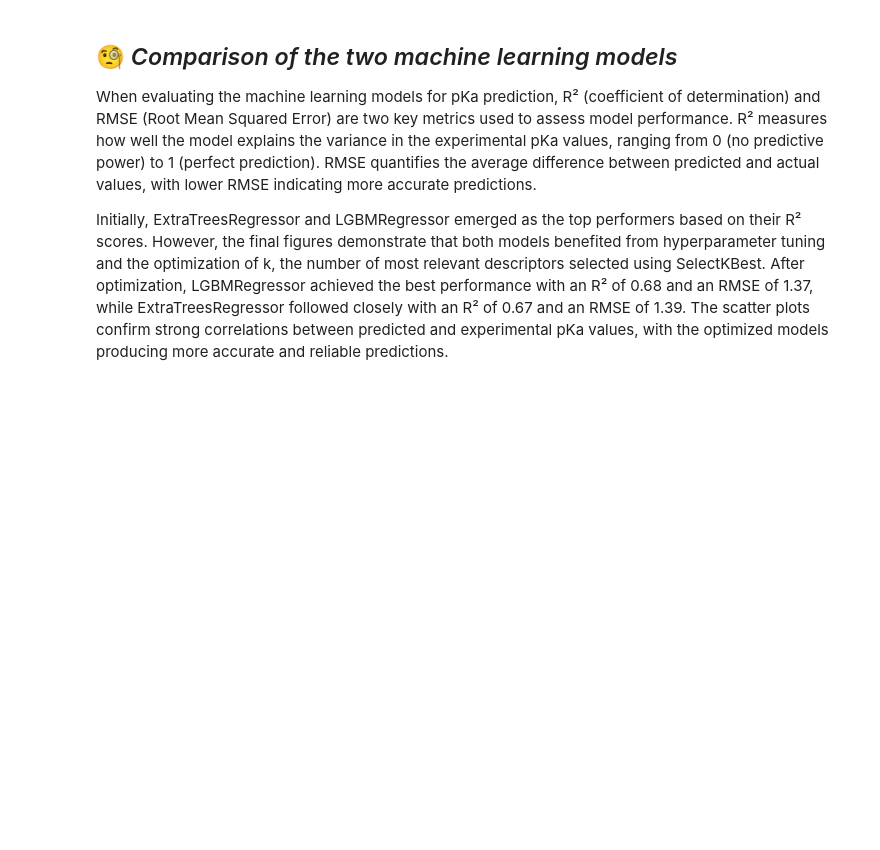
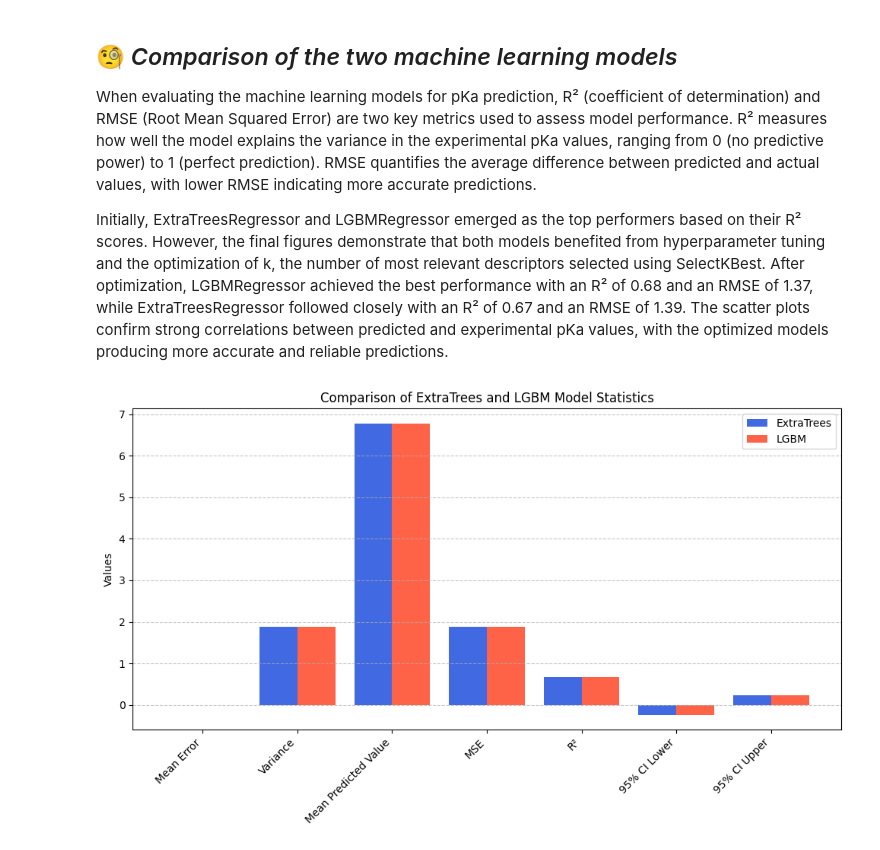
Before and after one commit to anastasiafloris/pKaPredict, a Jupyter notebook: notebooks/ProjectReport*.ipynb, the cells around one changed output. Cells and saved outputs as stored; diff of their text form; code cells hidden in the pictures; blank space fills up the shorter version.

```diff
--- a/notebooks/ProjectReport*.ipynb
+++ b/notebooks/ProjectReport*.ipynb
@@ -1098,3 +1163,46 @@ Plot saved as validationoptimized_LGBMRegressor.png
 When evaluating the machine learning models for pKa prediction, R² (coefficient of determination) and RMSE (Root Mean Squared Error) are two key metrics used to assess model performance. R² measures how well the model explains the variance in the experimental pKa values, ranging from 0 (no predictive power) to 1 (perfect prediction). RMSE quantifies the average difference between predicted and actual values, with lower RMSE indicating more accurate predictions.
 
 Initially, ExtraTreesRegressor and LGBMRegressor emerged as the top performers based on their R² scores. However, the final figures demonstrate that both models benefited from hyperparameter tuning and the optimization of k, the number of most relevant descriptors selected using SelectKBest. After optimization, LGBMRegressor achieved the best performance with an R² of 0.68 and an RMSE of 1.37, while ExtraTreesRegressor followed closely with an R² of 0.67 and an RMSE of 1.39. The scatter plots confirm strong correlations between predicted and experimental pKa values, with the optimized models producing more accurate and reliable predictions.
+# %%
+import os
+import pandas as pd
+import matplotlib.pyplot as plt
+import numpy as np
+
+# Define file paths
+path1 = os.path.join("..", "data", "ExtraTrees_regressor_stats.csv")
+path2 = os.path.join("..", "data", "LGBM_regressor_stats.csv")
+
+# Load data
+extra_trees_df = pd.read_csv(path1)
+lgbm_df = pd.read_csv(path2)
+
+# Merge data for comparison
+comparison_df = extra_trees_df.merge(lgbm_df, on="Metric", suffixes=("_ExtraTrees", "_LGBM"))
+
+# Define metrics and values
+metrics = comparison_df["Metric"]
+values_extra_trees = comparison_df["Value_ExtraTrees"]
+values_lgbm = comparison_df["Value_LGBM"]
+
+# Plot comparison using a grouped bar chart
+fig, ax = plt.subplots(figsize=(10, 6))
+x = np.arange(len(metrics))
+width = 0.4
+
+ax.bar(x - width/2, values_extra_trees, width, label='ExtraTrees', color='royalblue')
+ax.bar(x + width/2, values_lgbm, width, label='LGBM', color='tomato')
+
+# Format plot
+ax.set_xticks(x)
+ax.set_xticklabels(metrics, rotation=45, ha="right")
+ax.set_ylabel("Values")
+ax.set_title("Comparison of ExtraTrees and LGBM Model Statistics")
+ax.legend()
+ax.grid(axis='y', linestyle='--', alpha=0.7)
+
+# Show plot
+plt.tight_layout()
+plt.show()
+# %% [output]
+[figure, added]
```
Also changed, not shown: parts of 2 cells of this notebook, 4 other files.
